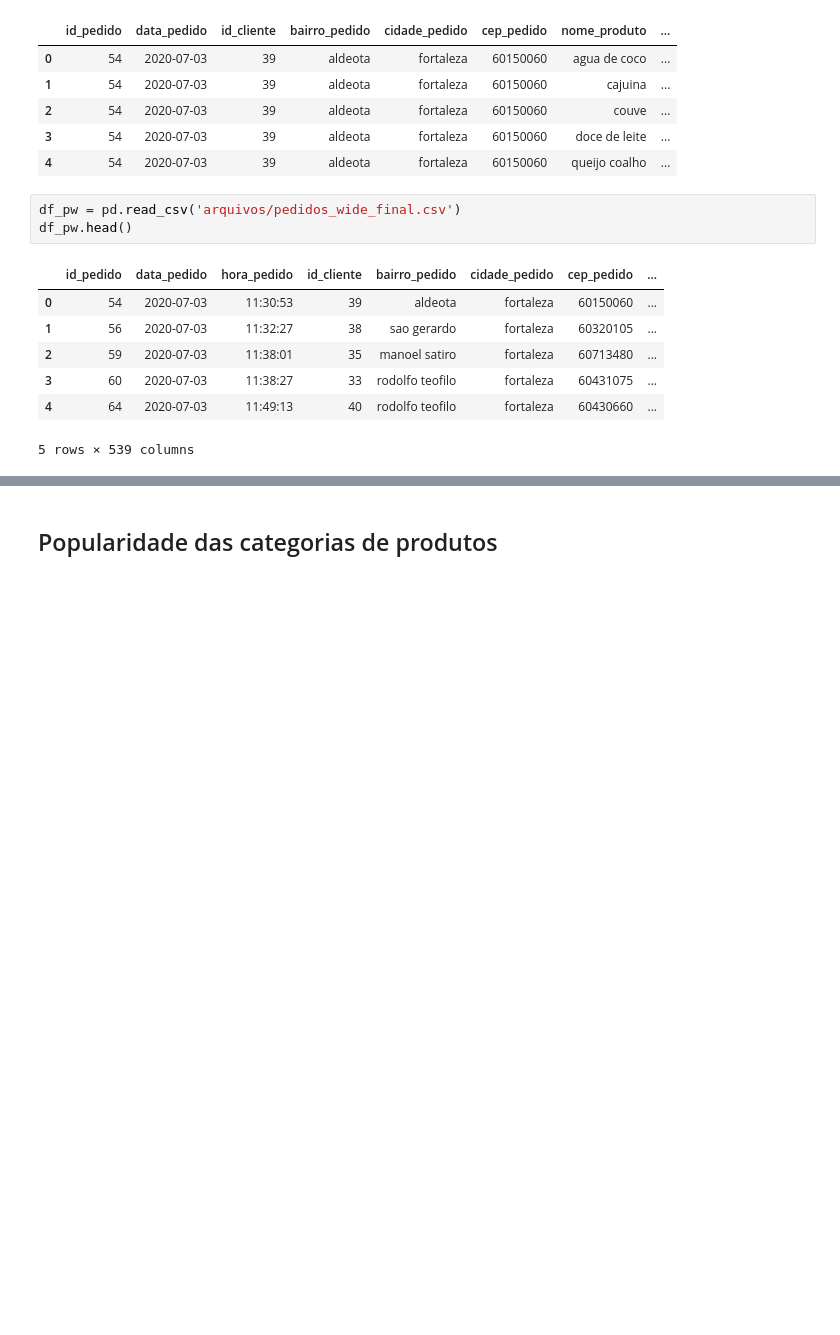
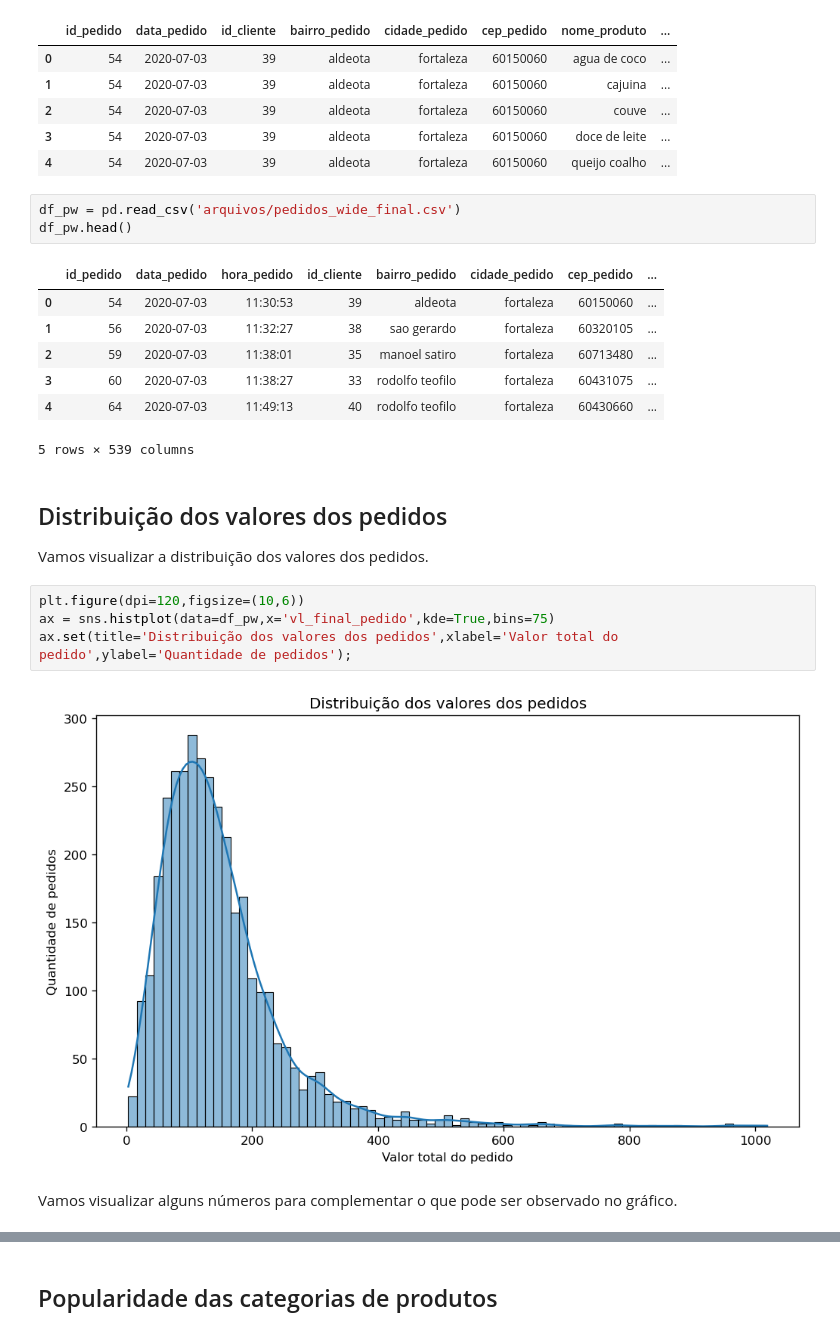
Before and after one commit to lgalicki/tcc-pos-ciecia-de-dados-pucmg, a Jupyter notebook: 2 - Análise e Exploração dos Dados.ipynb, the cells around one changed output, grey strips where cells are left out. Cells and saved outputs as stored; diff of their text form; blank space fills up the shorter version.

```diff
--- a/2 - Análise e Exploração dos Dados.ipynb
+++ b/2 - Análise e Exploração dos Dados.ipynb
@@ -32,3 +33,14 @@ df_pw.head()
 | 3 | 60 | 2020-07-03 | 11:38:27 | 33 | rodolfo teofilo | fortaleza | 60431075 | ... |
 | 4 | 64 | 2020-07-03 | 11:49:13 | 40 | rodolfo teofilo | fortaleza | 60430660 | ... |
 5 rows × 539 columns
+# %% [markdown]
+## Distribuição dos valores dos pedidos
+Vamos visualizar a distribuição dos valores dos pedidos.
+# %%
+plt.figure(dpi=120,figsize=(10,6))
+ax = sns.histplot(data=df_pw,x='vl_final_pedido',kde=True,bins=75)
+ax.set(title='Distribuição dos valores dos pedidos',xlabel='Valor total do pedido',ylabel='Quantidade de pedidos');
+# %% [output]
+[figure, added]
+# %% [markdown]
+Vamos visualizar alguns números para complementar o que pode ser observado no gráfico.
```
Also changed, not shown: parts of 47 cells of this notebook, 10 other files.
